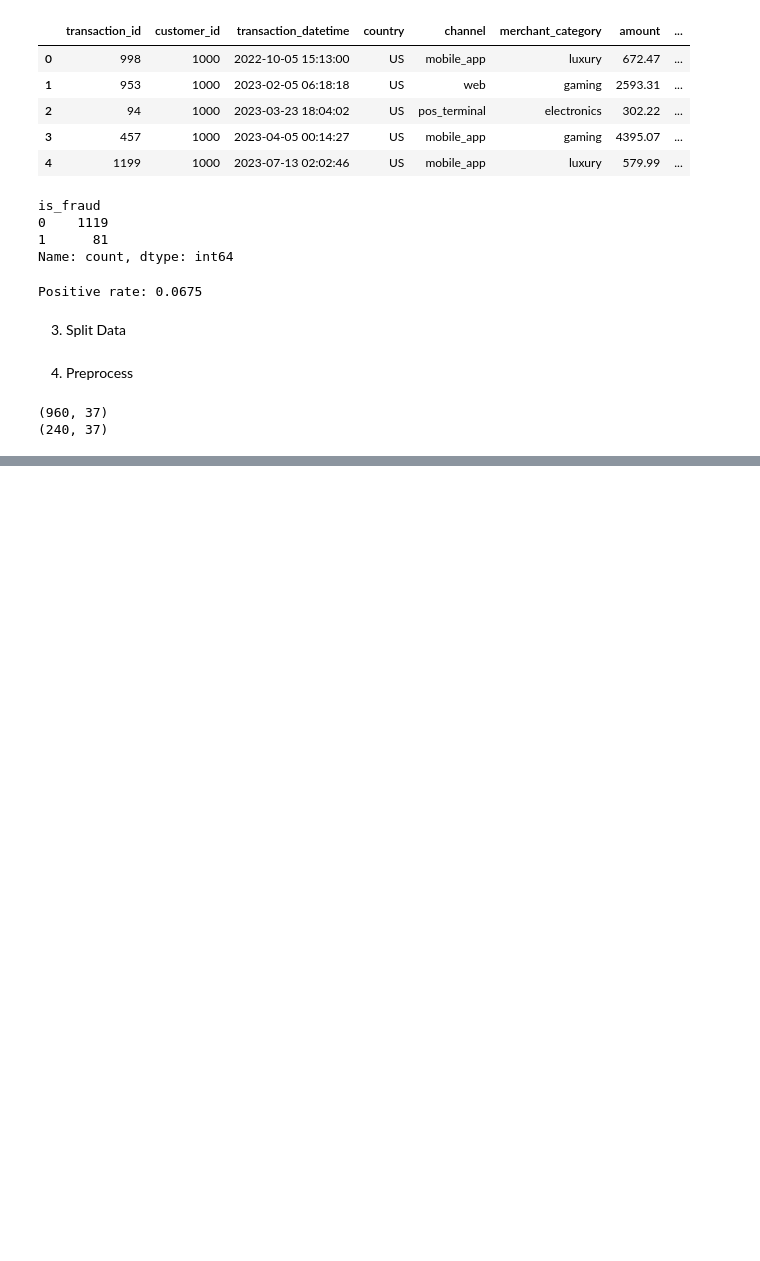
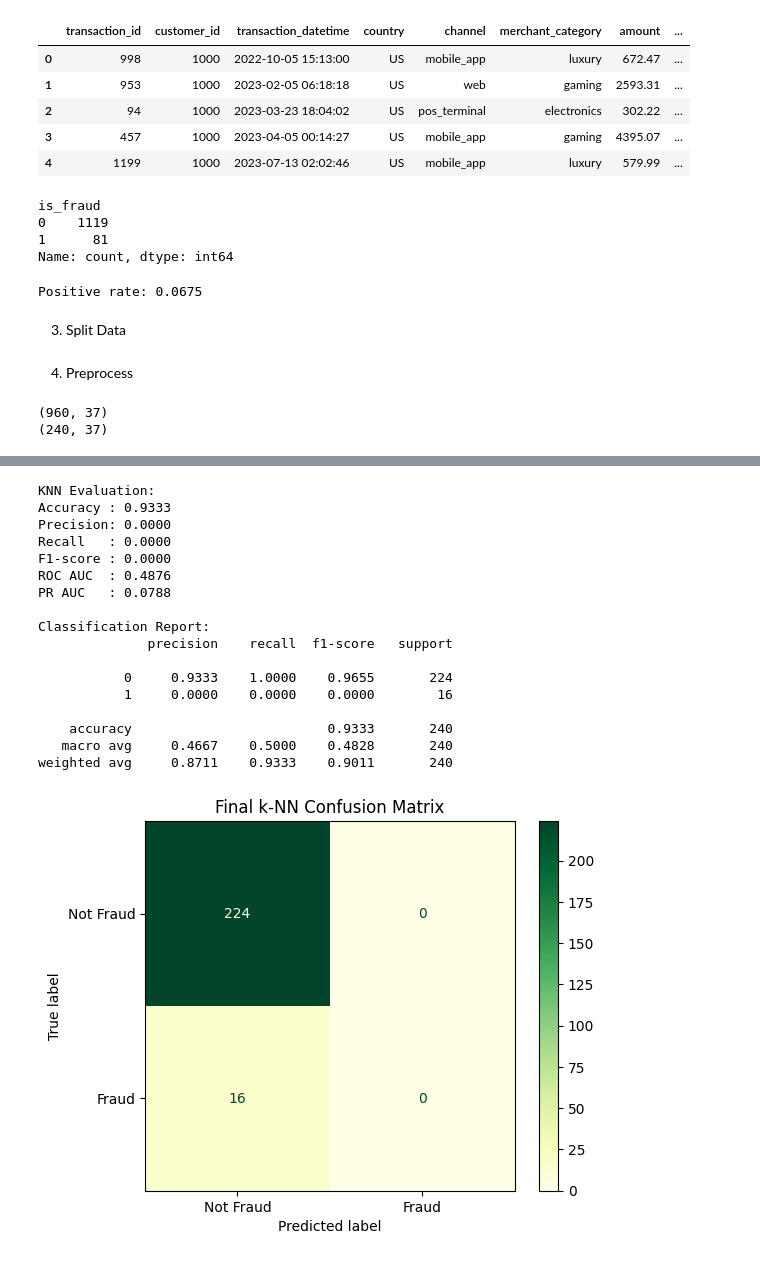
Before and after one commit to Aliff00/um-wie3007-data-mining-group14, a Jupyter notebook: notebooks/KNN.ipynb, the cells around one changed output, grey strips where cells are left out. Drawn from its saved outputs; the diff is of its cells as text; code cells hidden in the pictures; blank space fills up the shorter version.

```diff
--- a/notebooks/KNN.ipynb
+++ b/notebooks/KNN.ipynb
@@ -107,0 +163,65 @@ print(X_test.shape)
+# %%
+# Predictions
+y_pred = best_knn.predict(X_test)
+y_proba = best_knn.predict_proba(X_test)[:, 1]
+
+# Metrics
+accuracy = accuracy_score(y_test, y_pred)
+precision = precision_score(y_test, y_pred, zero_division=0)
+recall = recall_score(y_test, y_pred, zero_division=0)
+f1 = f1_score(y_test, y_pred, zero_division=0)
+roc_auc = roc_auc_score(y_test, y_proba)
+pr_auc = average_precision_score(y_test, y_proba)
+
+print("KNN Evaluation:")
+print(f"Accuracy : {accuracy:.4f}")
+print(f"Precision: {precision:.4f}")
+print(f"Recall   : {recall:.4f}")
+print(f"F1-score : {f1:.4f}")
+print(f"ROC AUC  : {roc_auc:.4f}")
+print(f"PR AUC   : {pr_auc:.4f}")
+
+# Classification report
+print("\nClassification Report:")
+print(classification_report(y_test, y_pred, digits=4))
+
+# Confusion matrix
+cm = confusion_matrix(y_test, y_pred)
+disp = ConfusionMatrixDisplay(cm, display_labels=["Not Fraud", "Fraud"])
+disp.plot(cmap="YlGn")
+plt.title("Final k-NN Confusion Matrix")
+plt.savefig(os.path.join(FIG_DIR, "kNN_confusion_matrix.png"), dpi=200)
+plt.show()
+
+# ROC curve
+RocCurveDisplay.from_predictions(y_test, y_proba)
+plt.title("k-NN ROC")
+plt.tight_layout()
+plt.savefig(os.path.join(FIG_DIR, "kNN_roc.png"), dpi=200)
+plt.show()
+
+# precision recall curve
+PrecisionRecallDisplay.from_predictions(y_test, y_proba)
+plt.title("k-NN Precision-Recall")
+plt.tight_layout()
+plt.savefig(os.path.join(FIG_DIR, "kNN_pr.png"), dpi=200)
+plt.show()
+# %% [output]
+KNN Evaluation:
+Accuracy : 0.9333
+Precision: 0.0000
+Recall   : 0.0000
+F1-score : 0.0000
+ROC AUC  : 0.4876
+PR AUC   : 0.0788
+
+Classification Report:
+              precision    recall  f1-score   support
+
+           0     0.9333    1.0000    0.9655       224
+           1     0.0000    0.0000    0.0000        16
+
+    accuracy                         0.9333       240
+   macro avg     0.4667    0.5000    0.4828       240
+weighted avg     0.8711    0.9333    0.9011       240
+[figure, added]
```
Also changed, not shown: parts of 8 cells of this notebook, 4 other files.
